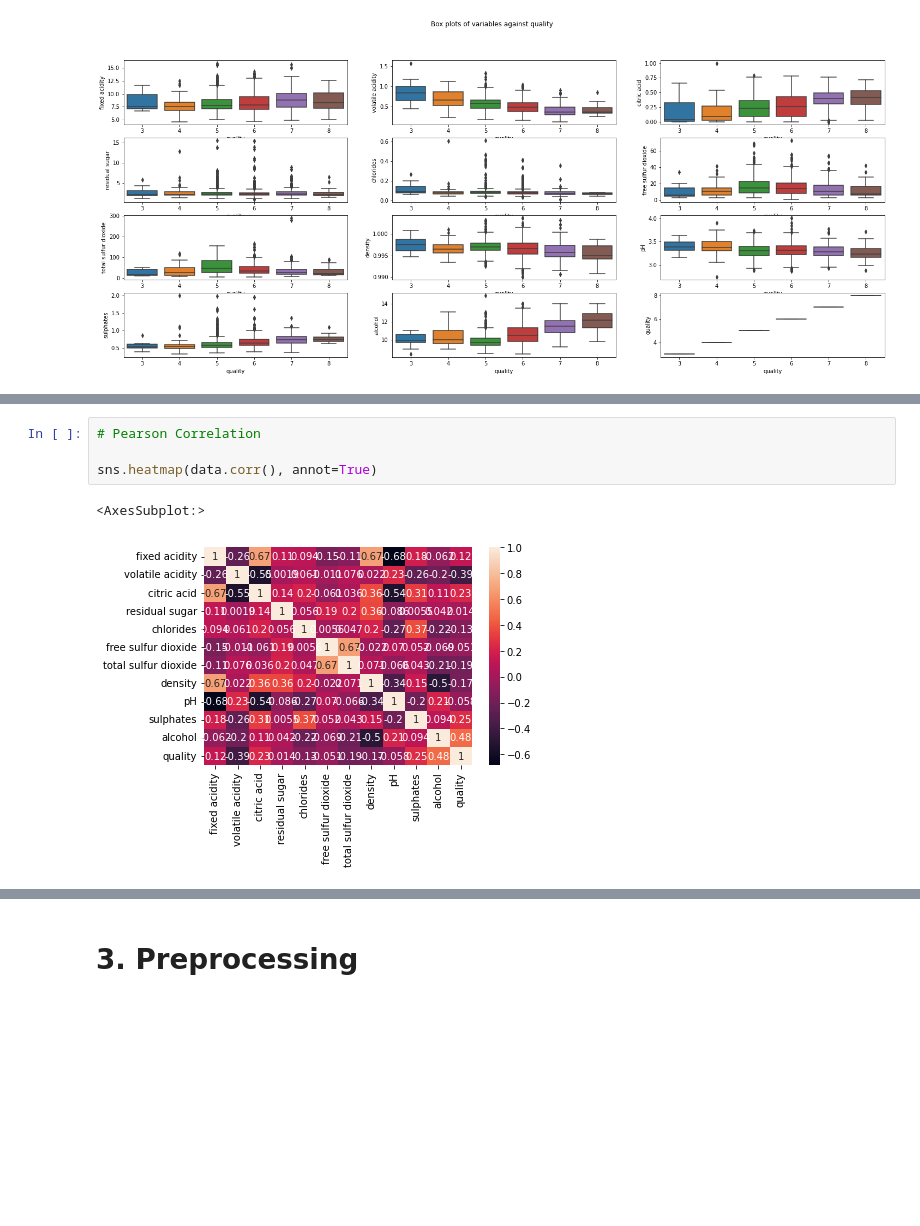
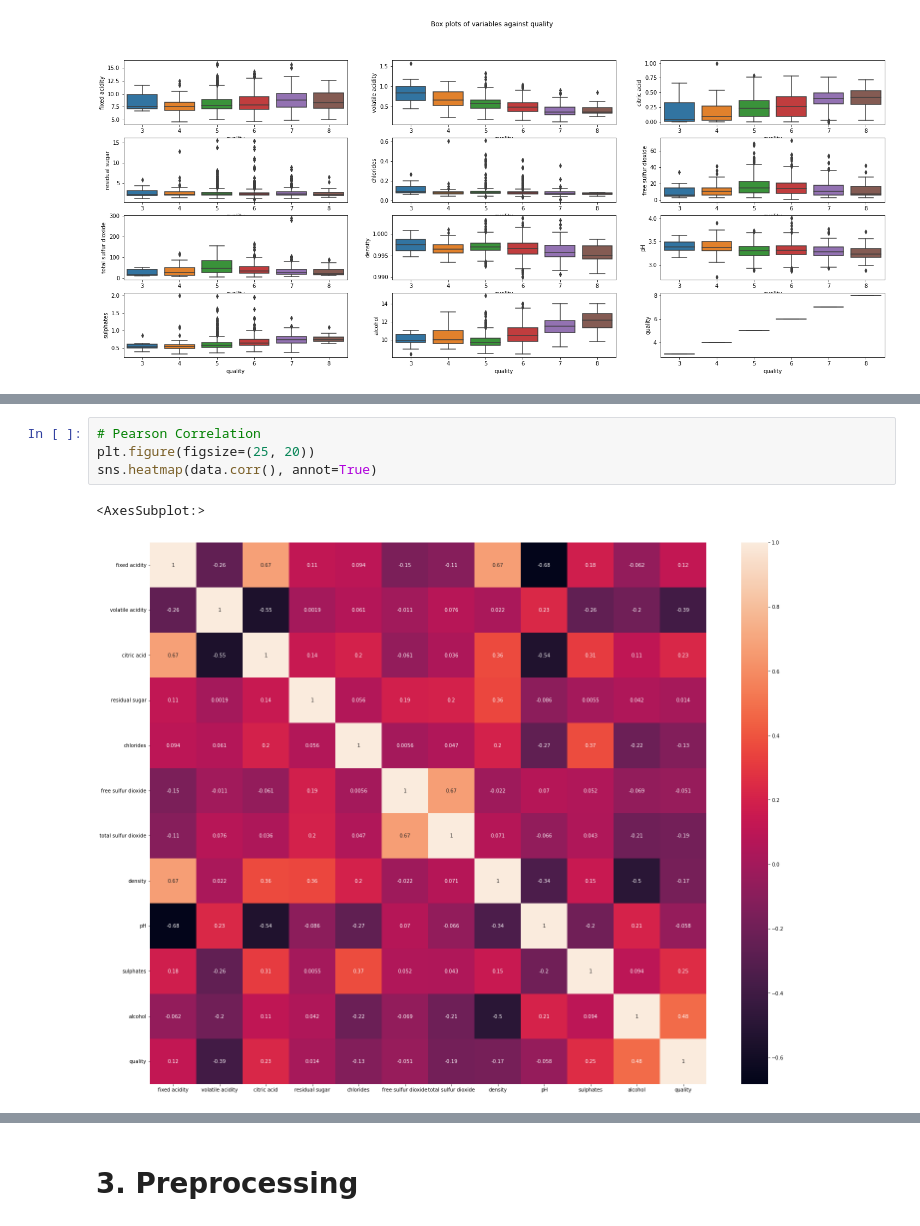
Before and after one commit to utkuozbudak/wine_quality_prediction, a Jupyter notebook: wine_quality.ipynb, the cells around one changed output, grey strips where cells are left out. Drawn from its saved outputs; the diff is of its cells as text; blank space fills up the shorter version.

```diff
--- a/wine_quality.ipynb
+++ b/wine_quality.ipynb
@@ -133,8 +135,8 @@ plt.show()
 # %%
 # Pearson Correlation
-
+plt.figure(figsize=(25, 20))
 sns.heatmap(data.corr(), annot=True)
 # %% [output]
 <AxesSubplot:>
-[figure, old version]
+[figure, new version]
 # %% [markdown]
```
Also changed, not shown: parts of 74 cells of this notebook.
